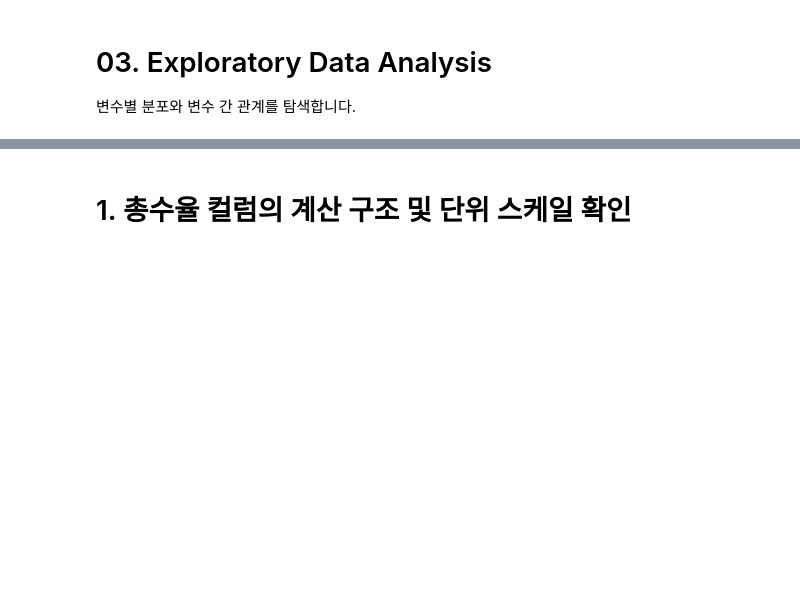
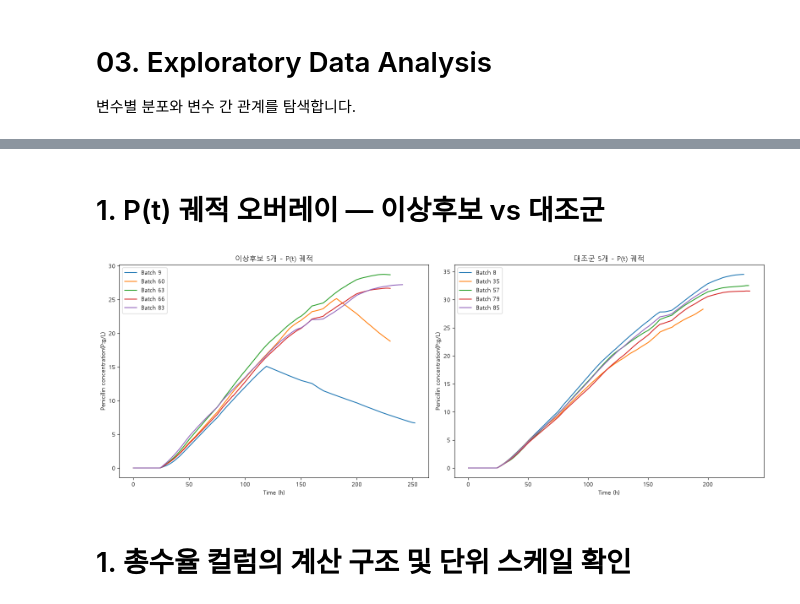
Before and after one commit to ehdgur0204-cpu/penicillin-process-analysis, a Jupyter notebook: notebooks/03_eda.ipynb, the cells around one changed output, grey strips where cells are left out. Drawn from its saved outputs; the diff is of its cells as text; code cells hidden in the pictures; blank space fills up the shorter version.

```diff
--- a/notebooks/03_eda.ipynb
+++ b/notebooks/03_eda.ipynb
@@ -93,2 +691,34 @@ Name: Time (h), dtype: float64
+# %% [markdown]
+# 1. P(t) 궤적 오버레이 — 이상후보 vs 대조군
+# %%
+# 확정된 배치 목록
+# - 이상후보: 총회수량은 상위20%인데 최종농도는 하위50%인 배치 (지표 불일치)
+# - 대조군: 총회수량, 최종농도 둘 다 상위20%인 배치 (지표 일치, 정상 비교기준)
+anomaly = [9, 60, 63, 66, 83]
+control = [8, 35, 57, 79, 85]
+
+# 그래프 두 개를 나란히 그릴 도화지 준비 (1행 2열)
+fig, axes = plt.subplots(1, 2, figsize=(16, 6))
+
+# --- 왼쪽 그래프: 이상후보 5개 배치의 시간에 따른 P(농도) 변화 ---
+for b in anomaly:
+    sub = df[df[batch_col]==b]  # 해당 배치번호 데이터만 추출
+    axes[0].plot(sub[time_col], sub[p_col], label=f'Batch {b}')  # 시간(x) vs 농도(y) 선그래프
+axes[0].set_title('이상후보 5개 - P(t) 궤적')
+axes[0].set_xlabel(time_col); axes[0].set_ylabel(p_col)
+axes[0].legend()  # 범례(어떤 색이 몇 번 배치인지) 표시
+
+# --- 오른쪽 그래프: 대조군 5개 배치도 동일한 방식으로 ---
+for b in control:
+    sub = df[df[batch_col]==b]
+    axes[1].plot(sub[time_col], sub[p_col], label=f'Batch {b}')
+axes[1].set_title('대조군 5개 - P(t) 궤적')
+axes[1].set_xlabel(time_col); axes[1].set_ylabel(p_col)
+axes[1].legend()
+
+plt.tight_layout()  # 그래프 간 간격 자동 조정(겹침 방지)
+plt.show()
+# %% [output]
+[figure, added]
 # %% [markdown]
 # 1. 총수율 컬럼의 계산 구조 및 단위 스케일 확인
```
Also changed, not shown: parts of 26 cells of this notebook, 1 other file.
